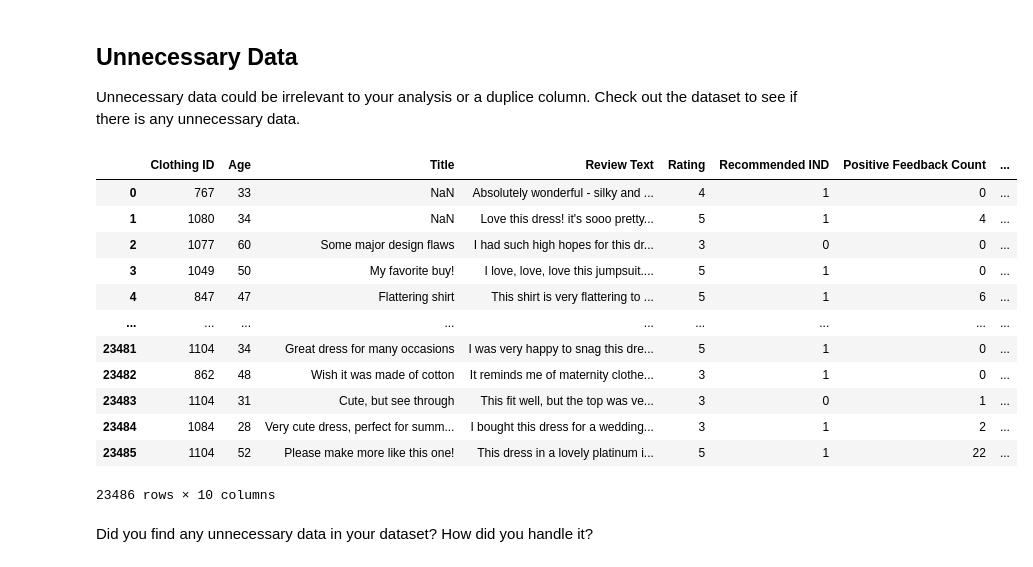
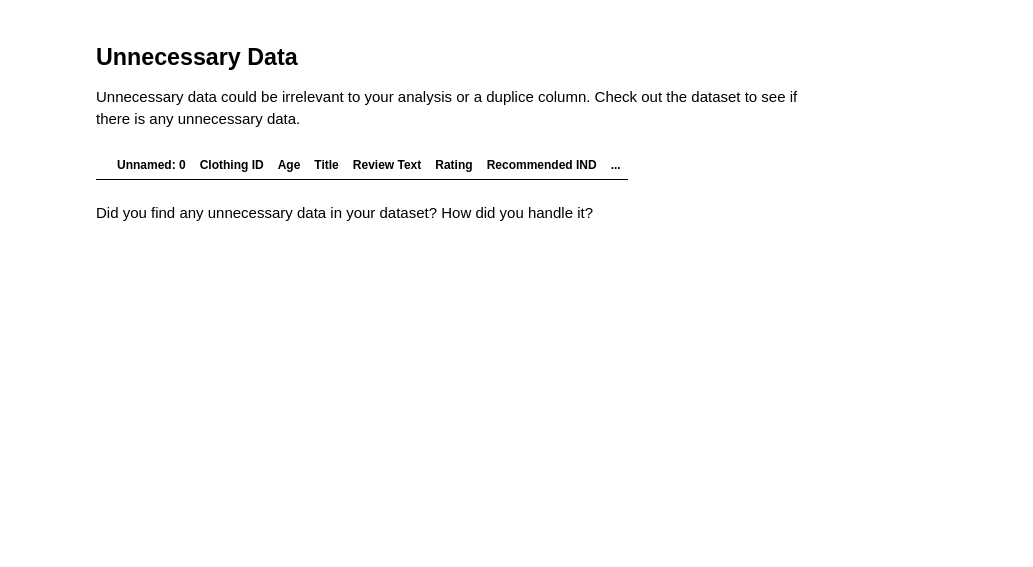
Before and after one commit to Jumbocar/data-analysis-projects, a Jupyter notebook: cleaning-data-with-pandas/exercises/PandasCleaningTechniques.ipynb, the cells around one changed output. Cells and saved outputs as stored; diff of their text form; code cells hidden in the pictures; blank space fills up the shorter version.

```diff
--- a/cleaning-data-with-pandas/exercises/PandasCleaningTechniques.ipynb
+++ b/cleaning-data-with-pandas/exercises/PandasCleaningTechniques.ipynb
@@ -74,20 +75,9 @@ Unnecessary data could be irrelevant to your analysis or a duplice column. Check
 # %%
 # Look out for unnecessary data!
 df.drop(['Unnamed: 0'], axis = 1)
+df.loc[df.duplicated()]
 # %% [output]
-|  | Clothing ID | Age | Title | Review Text | Rating | Recommended IND | Positive Feedback Count | ... |
-| 0 | 767 | 33 | NaN | Absolutely wonderful - silky and ... | 4 | 1 | 0 | ... |
-| 1 | 1080 | 34 | NaN | Love this dress! it's sooo pretty... | 5 | 1 | 4 | ... |
-| 2 | 1077 | 60 | Some major design flaws | I had such high hopes for this dr... | 3 | 0 | 0 | ... |
-| 3 | 1049 | 50 | My favorite buy! | I love, love, love this jumpsuit.... | 5 | 1 | 0 | ... |
-| 4 | 847 | 47 | Flattering shirt | This shirt is very flattering to ... | 5 | 1 | 6 | ... |
-| ... | ... | ... | ... | ... | ... | ... | ... | ... |
-| 23481 | 1104 | 34 | Great dress for many occasions | I was very happy to snag this dre... | 5 | 1 | 0 | ... |
-| 23482 | 862 | 48 | Wish it was made of cotton | It reminds me of maternity clothe... | 3 | 1 | 0 | ... |
-| 23483 | 1104 | 31 | Cute, but see through | This fit well, but the top was ve... | 3 | 0 | 1 | ... |
-| 23484 | 1084 | 28 | Very cute dress, perfect for summ... | I bought this dress for a wedding... | 3 | 1 | 2 | ... |
-| 23485 | 1104 | 52 | Please make more like this one! | This dress in a lovely platinum i... | 5 | 1 | 22 | ... |
+|  | Unnamed: 0 | Clothing ID | Age | Title | Review Text | Rating | Recommended IND | ... |
-23486 rows × 10 columns
 # %% [markdown]
 Did you find any unnecessary data in your dataset? How did you handle it?
 # %%
```
Also changed, not shown: parts of 2 cells of this notebook.
